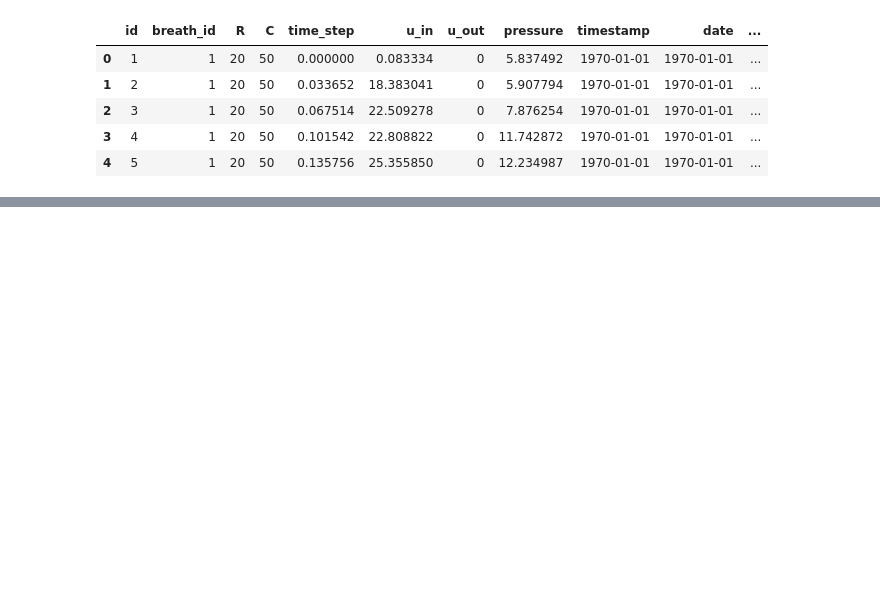
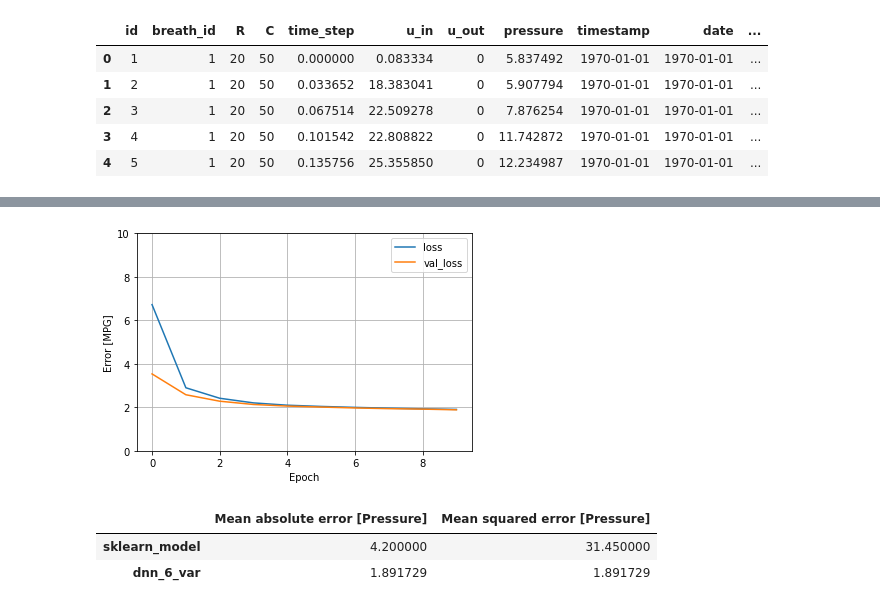
Before and after one commit to Lue-C/CapStone, a Jupyter notebook: eda.ipynb, the cells around one changed output, grey strips where cells are left out. Saved outputs shown, nothing was run; the diff lists cells and outputs as text; code cells hidden in the pictures; blank space fills up the shorter version.

```diff
--- a/eda.ipynb
+++ b/eda.ipynb
@@ -174,0 +400,4 @@ df1.head()
+# %%
+# Initalizing and training the model
+lin_reg = LinearRegression()
+lin_reg.fit(X_train, y_train)
@@ -174,0 +428,3 @@ df1.head()
+# %%
+#building the model using single input
+dnn_all_model = build_and_compile_model(u_all_normalizer)
@@ -174,0 +453,9 @@ df1.head()
+# %%
+#Train the model
+#%%time
+history = dnn_all_model.fit(
+    X_train[col_var], y_train,
+    validation_split=0.2,
+    verbose=1, epochs=10,
+    batch_size = 4000,
+    callbacks=get_callbacks("dnn_6_var"))
@@ -174,0 +485,13 @@ df1.head()
+# %%
+def plot_loss(history):
+    plt.plot(history.history['loss'], label='loss')
+    plt.plot(history.history['val_loss'], label='val_loss')
+    plt.ylim([0, 10])
+    plt.xlabel('Epoch')
+    plt.ylabel('Error [MPG]')
+    plt.legend()
+    plt.grid(True)
+# %%
+plot_loss(history)
+# %% [output]
+[figure, added]
@@ -174,0 +513,6 @@ df1.head()
+# %%
+pd.DataFrame(test_results, index=['Mean absolute error [Pressure]', 'Mean squared error [Pressure]']).T
+# %% [output]
+|  | Mean absolute error [Pressure] | Mean squared error [Pressure] |
+| sklearn_model | 4.200000 | 31.450000 |
+| dnn_6_var | 1.891729 | 1.891729 |
```
Also changed, not shown: parts of 97 cells of this notebook, 7 other files.
